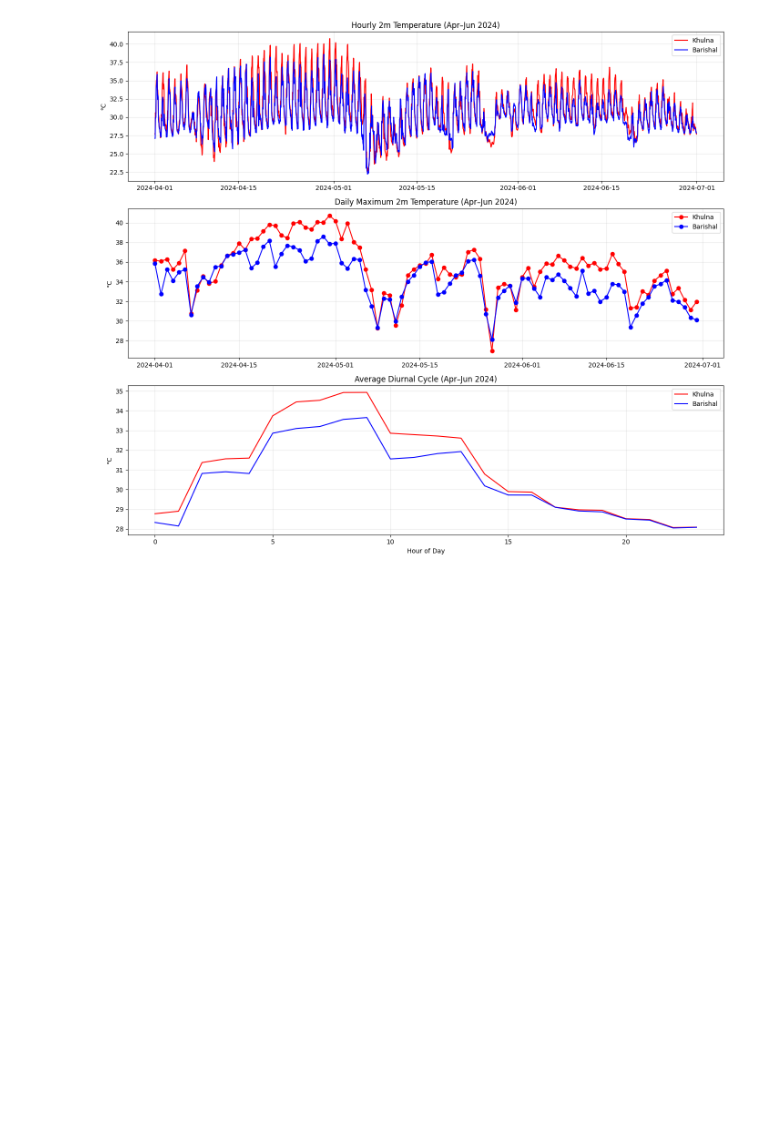
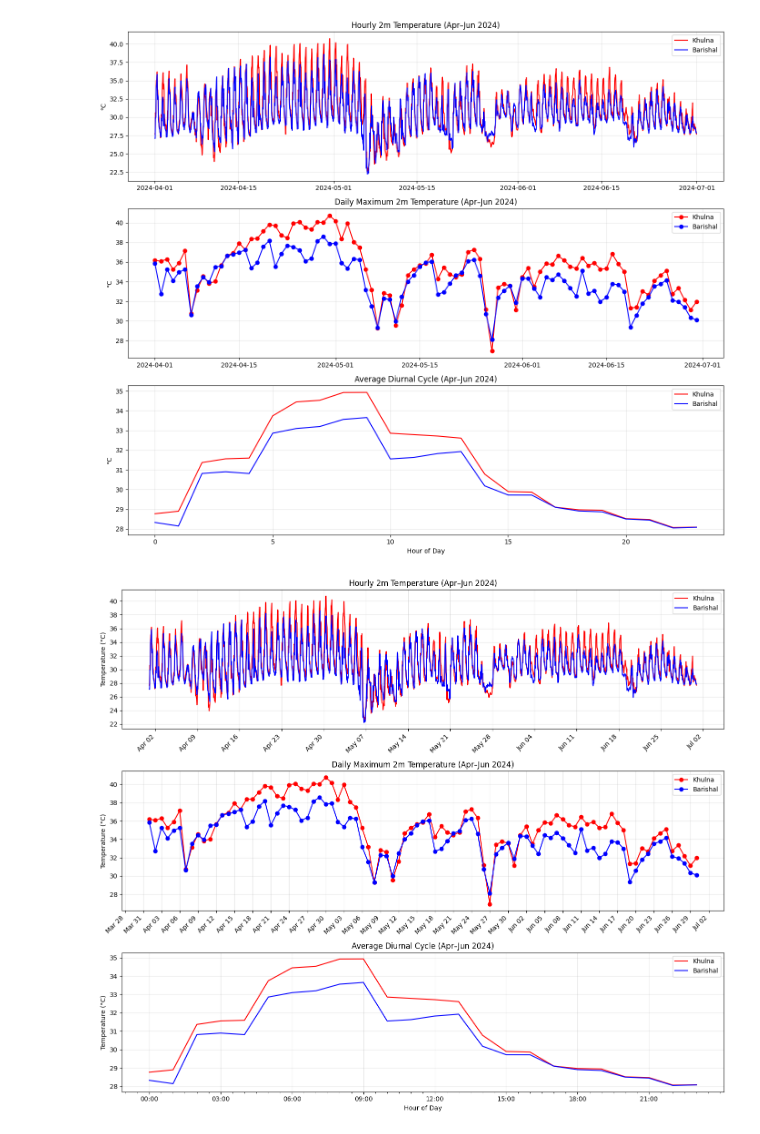
Before and after one commit to alizasultanaesd-png/skill-morph-work, a Jupyter notebook: Hourly_data_analysis.ipynb, the cells around one changed output. Drawn from its saved outputs; the diff is of its cells as text; code cells hidden in the pictures; blank space fills up the shorter version.

```diff
--- a/Hourly_data_analysis.ipynb
+++ b/Hourly_data_analysis.ipynb
@@ -295,3 +262,88 @@ plt.tight_layout()
 plt.show()
 # %% [output]
 [figure]
+# %%
+import xarray as xr
+import matplotlib.pyplot as plt
+import matplotlib.dates as mdates
+import matplotlib.ticker as ticker
+
+# Detect the time coordinate name
+time_coord = [c for c in ds.coords if 'time' in c][0]  # picks 'time' or 'valid_time'
+
+# Coordinates for Khulna and Barishal
+khulna_lat, khulna_lon = 22.8, 89.6
+barishal_lat, barishal_lon = 22.7, 90.4
+
+# Select nearest grid points
+khulna = ds['t2m'].sel(latitude=khulna_lat, longitude=khulna_lon, method='nearest')
+barishal = ds['t2m'].sel(latitude=barishal_lat, longitude=barishal_lon, method='nearest')
+
+# Subset Apr–Jun 2024
+subset = slice("2024-04-01", "2024-06-30")
+khulna_3m = khulna.sel({time_coord: subset}) - 273.15
+barishal_3m = barishal.sel({time_coord: subset}) - 273.15
+
+# Daily maximums
+khulna_dailymax = khulna_3m.resample({time_coord: "1D"}).max()
+barishal_dailymax = barishal_3m.resample({time_coord: "1D"}).max()
+
+# Diurnal cycle
+khulna_diurnal = khulna_3m.groupby(khulna_3m[time_coord].dt.hour).mean()
+barishal_diurnal = barishal_3m.groupby(barishal_3m[time_coord].dt.hour).mean()
+
+# Multi-panel figure
+fig, axes = plt.subplots(3, 1, figsize=(14,12))
+
+import matplotlib.dates as mdates
+import matplotlib.ticker as ticker
+
+# Panel 1: Hourly
+axes[0].plot(khulna_3m[time_coord], khulna_3m, color="red", label="Khulna")
+axes[0].plot(barishal_3m[time_coord], barishal_3m, color="blue", label="Barishal")
+axes[0].set_title("Hourly 2m Temperature (Apr–Jun 2024)")
+axes[0].set_ylabel("Temperature (°C)")
+axes[0].legend(); axes[0].grid(True, alpha=0.3)
+
+# X-axis: প্রতি সপ্তাহে টিক, মাস-দিন ফরম্যাট
+axes[0].xaxis.set_major_locator(mdates.WeekdayLocator(interval=7))
+axes[0].xaxis.set_major_formatter(mdates.DateFormatter('%b %d'))
+plt.setp(axes[0].get_xticklabels(), rotation=45, ha="right")
+
+# Y-axis: প্রতি 2°C এ টিক
+axes[0].yaxis.set_major_locator(ticker.MultipleLocator(2))
+
+# Panel 2: Daily max
+axes[1].plot(khulna_dailymax[time_coord], khulna_dailymax, "o-", color="red", label="Khulna")
+axes[1].plot(barishal_dailymax[time_coord], barishal_dailymax, "o-", color="blue", label="Barishal")
+axes[1].set_title("Daily Maximum 2m Temperature (Apr–Jun 2024)")
+axes[1].set_ylabel("Temperature (°C)")
+axes[1].legend(); axes[1].grid(True, alpha=0.3)
+
+# X-axis formatting: প্রতি 3 দিনে টিক, মাস-দিন ফরম্যাট
+axes[1].xaxis.set_major_locator(mdates.DayLocator(interval=3))
+axes[1].xaxis.set_major_formatter(mdates.DateFormatter('%b %d'))
+plt.setp(axes[1].get_xticklabels(), rotation=45, ha="right")
+
+# Y-axis formatting: প্রতি 2°C এ টিক
+axes[1].yaxis.set_major_locator(ticker.MultipleLocator(2))
+
+# Panel 3: Diurnal cycle
+axes[2].plot(khulna_diurnal['hour'], khulna_diurnal, color="red", label="Khulna")
+axes[2].plot(barishal_diurnal['hour'], barishal_diurnal, color="blue", label="Barishal")
+axes[2].set_title("Average Diurnal Cycle (Apr–Jun 2024)")
+axes[2].set_xlabel("Hour of Day")
+axes[2].set_ylabel("Temperature (°C)")
+axes[2].legend()
+axes[2].grid(True, alpha=0.3)
+
+# X-axis formatting: প্রতি 1 ঘন্টায় টিক, কিন্তু লেবেলগুলো স্পষ্টভাবে দেখানো
+axes[2].xaxis.set_major_locator(ticker.MultipleLocator(1))   # প্রতি ঘন্টায় টিক
+axes[2].xaxis.set_minor_locator(ticker.MultipleLocator(0.5)) # হালকা সাব-টিক
+axes[2].set_xticks(range(0,24,3))                            # প্রতি 3 ঘন্টায় লেবেল (0,3,6,...,21)
+axes[2].set_xticklabels([f"{h:02d}:00" for h in range(0,24,3)])
+
+plt.tight_layout()
+plt.show()
+# %% [output]
+[figure, added]
```
Also changed, not shown: parts of 4 cells of this notebook.
